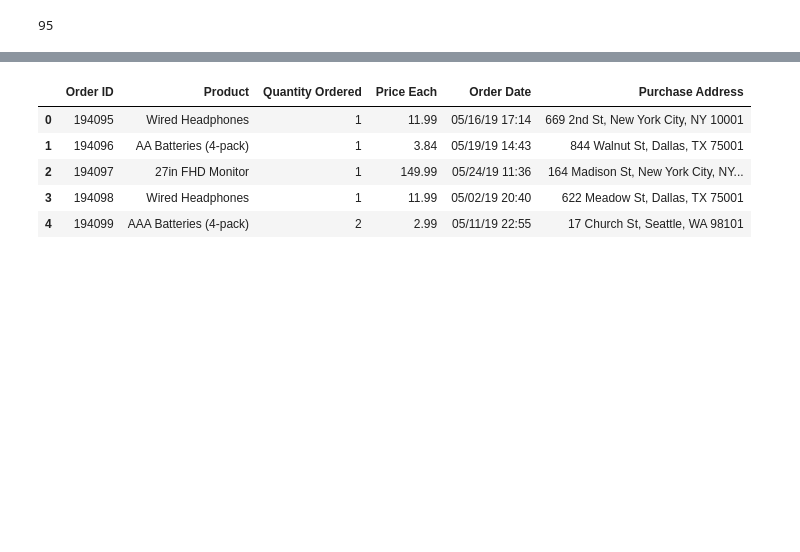
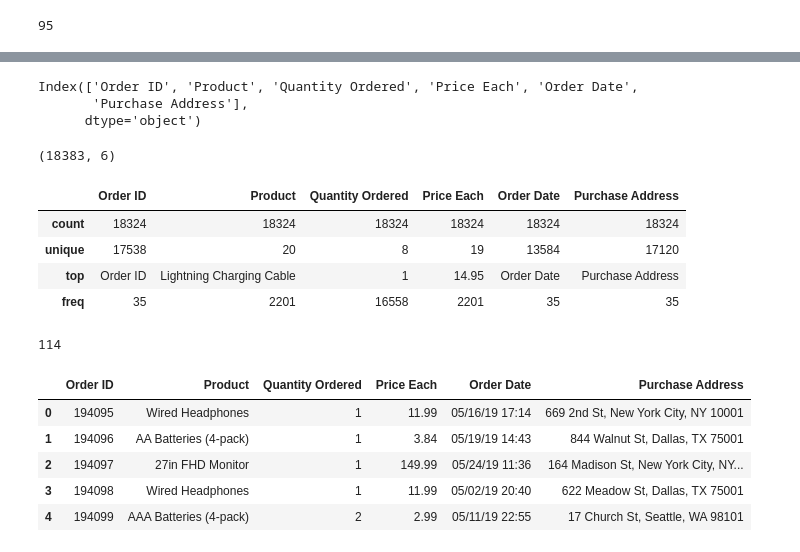
Before and after one commit to Samidirbsa/PowerBI_Capstone_Project, a Jupyter notebook: notebook.ipynb, the cells around one changed output, grey strips where cells are left out. Saved outputs shown, nothing was run; the diff lists cells and outputs as text; code cells hidden in the pictures; blank space fills up the shorter version.

```diff
--- a/notebook.ipynb
+++ b/notebook.ipynb
@@ -256,3 +367,25 @@ df_sales_April_2019.head()
+# %%
+df_sales_April_2019.columns
+# %% [output]
+Index(['Order ID', 'Product', 'Quantity Ordered', 'Price Each', 'Order Date',
+       'Purchase Address'],
+      dtype='object')
+# %%
+df_sales_April_2019.shape
+# %% [output]
+(18383, 6)
+# %%
+df_sales_April_2019.describe()
+# %% [output]
+|  | Order ID | Product | Quantity Ordered | Price Each | Order Date | Purchase Address |
+| count | 18324 | 18324 | 18324 | 18324 | 18324 | 18324 |
+| unique | 17538 | 20 | 8 | 19 | 13584 | 17120 |
+| top | Order ID | Lightning Charging Cable | 1 | 14.95 | Order Date | Purchase Address |
+| freq | 35 | 2201 | 16558 | 2201 | 35 | 35 |
+# %%
+df_sales_April_2019.duplicated().sum()
+# %% [output]
+114
 # %%
 # Display the first few rows of the DataFrame
 df_sales_May_2019.head()
```
Also changed, not shown: parts of 9 cells of this notebook.
